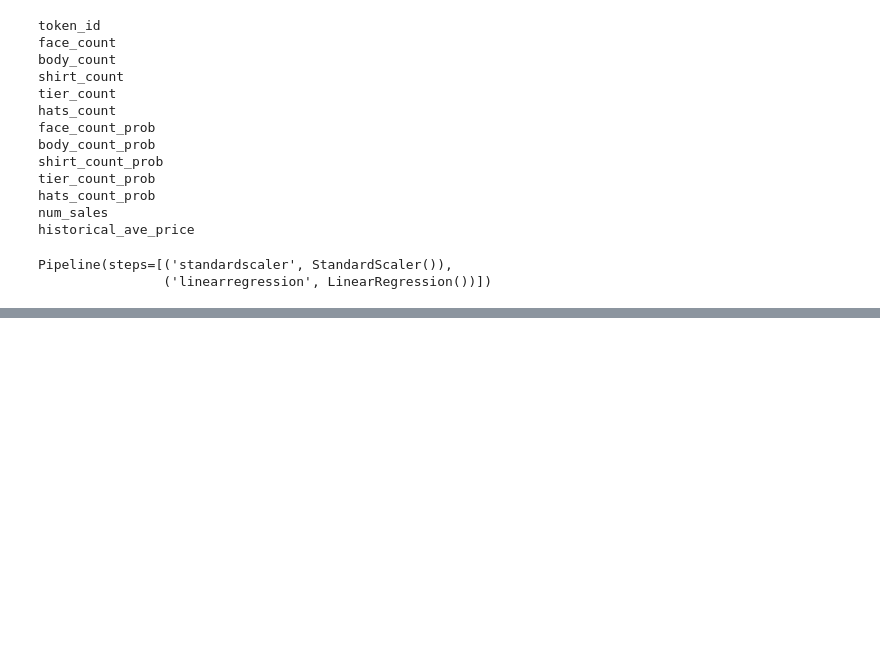
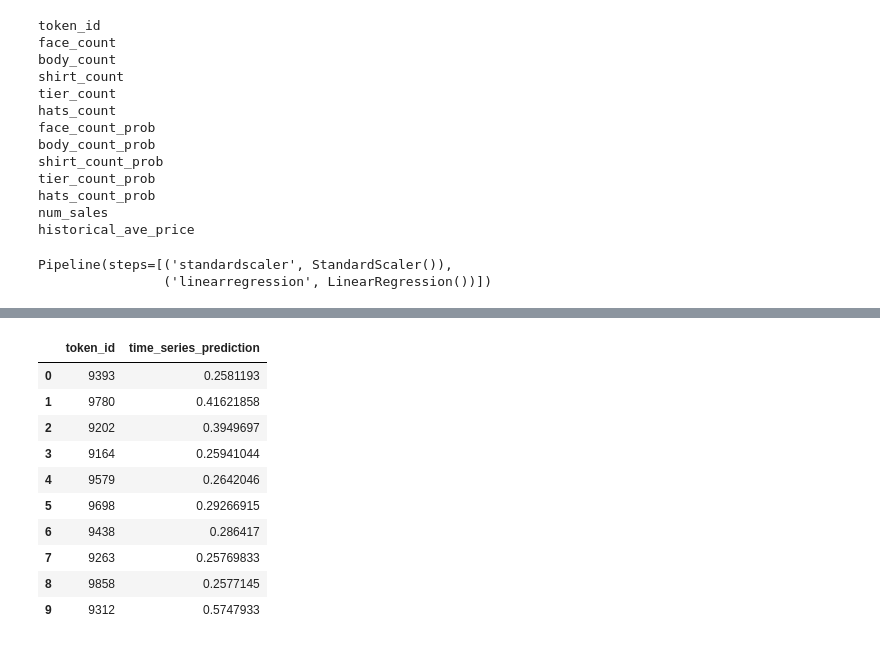
Before and after one commit to rgoding2004/W207-Project, a Jupyter notebook: NFT.ipynb, the cells around one changed output, grey strips where cells are left out. Drawn from its saved outputs; the diff is of its cells as text; code cells hidden in the pictures; blank space fills up the shorter version.

```diff
--- a/NFT.ipynb
+++ b/NFT.ipynb
@@ -735,0 +863,24 @@ R2 score: 0.60
+# %%
+# Create dataframe for time series predictions.
+time_series_array = []
+
+
+for i in range(len(token_ids)):
+    time_series_array.append([token_ids[i], time_series_predictions[i]])
+
+time_series_df = pd.DataFrame(data=np.array(time_series_array), columns=['token_id', 'time_series_prediction'])
+time_series_df = time_series_df.reset_index(drop=True)
+
+time_series_df.head(10)
+# %% [output]
+|  | token_id | time_series_prediction |
+| 0 | 9393 | 0.2581193 |
+| 1 | 9780 | 0.41621858 |
+| 2 | 9202 | 0.3949697 |
+| 3 | 9164 | 0.25941044 |
+| 4 | 9579 | 0.2642046 |
+| 5 | 9698 | 0.29266915 |
+| 6 | 9438 | 0.286417 |
+| 7 | 9263 | 0.25769833 |
+| 8 | 9858 | 0.2577145 |
+| 9 | 9312 | 0.5747933 |
```
Also changed, not shown: parts of 32 cells of this notebook.
